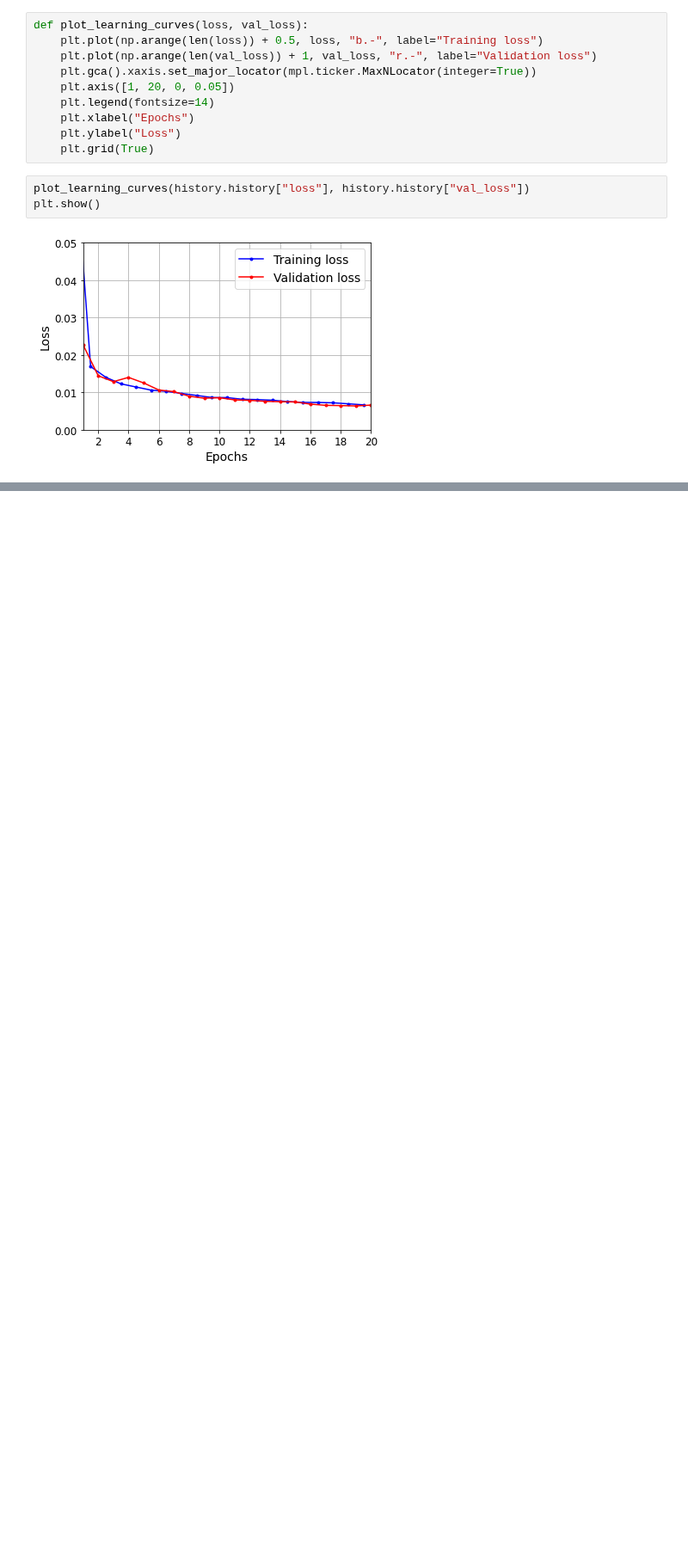
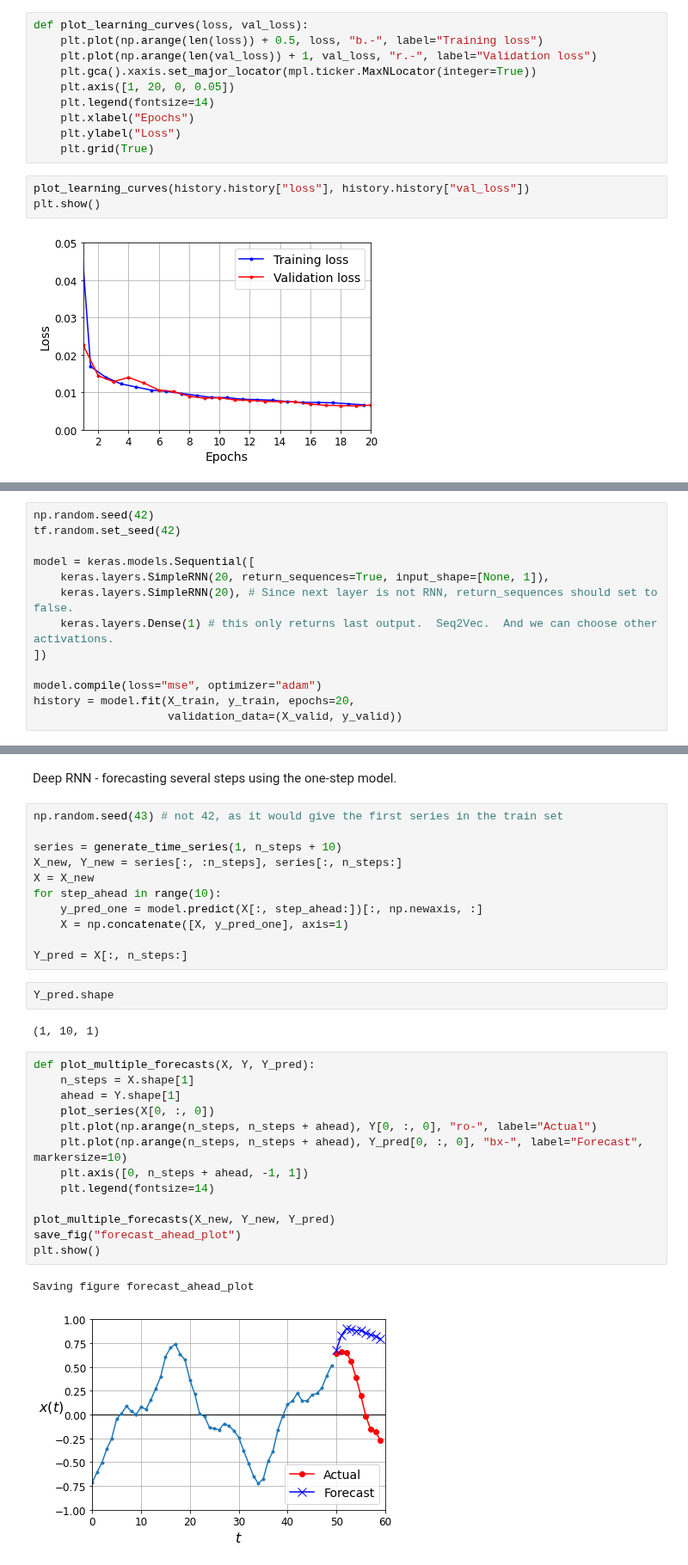
Before and after one commit to junweiluo/HandsonMLPractice, a Jupyter notebook: Chapter15Ex01_RNN.ipynb, the cells around one changed output, grey strips where cells are left out. Shown at 86% size. Cells and saved outputs as stored; diff of their text form; blank space fills up the shorter version.

```diff
--- a/Chapter15Ex01_RNN.ipynb
+++ b/Chapter15Ex01_RNN.ipynb
@@ -194,0 +249,13 @@ plt.show()
+# %%
+np.random.seed(42)
+tf.random.set_seed(42)
+
+model = keras.models.Sequential([
+    keras.layers.SimpleRNN(20, return_sequences=True, input_shape=[None, 1]),
+    keras.layers.SimpleRNN(20), # Since next layer is not RNN, return_sequences should set to false.
+    keras.layers.Dense(1) # this only returns last output.  Seq2Vec.  And we can choose other activations.
+])
+
+model.compile(loss="mse", optimizer="adam")
+history = model.fit(X_train, y_train, epochs=20,
+                    validation_data=(X_valid, y_valid))
@@ -194,0 +280,33 @@ plt.show()
+# %% [markdown]
+Deep RNN - forecasting several steps using the one-step model.
+# %%
+np.random.seed(43) # not 42, as it would give the first series in the train set
+
+series = generate_time_series(1, n_steps + 10)
+X_new, Y_new = series[:, :n_steps], series[:, n_steps:]
+X = X_new
+for step_ahead in range(10):
+    y_pred_one = model.predict(X[:, step_ahead:])[:, np.newaxis, :]
+    X = np.concatenate([X, y_pred_one], axis=1)
+
+Y_pred = X[:, n_steps:]
+# %%
+Y_pred.shape
+# %% [output]
+(1, 10, 1)
+# %%
+def plot_multiple_forecasts(X, Y, Y_pred):
+    n_steps = X.shape[1]
+    ahead = Y.shape[1]
+    plot_series(X[0, :, 0])
+    plt.plot(np.arange(n_steps, n_steps + ahead), Y[0, :, 0], "ro-", label="Actual")
+    plt.plot(np.arange(n_steps, n_steps + ahead), Y_pred[0, :, 0], "bx-", label="Forecast", markersize=10)
+    plt.axis([0, n_steps + ahead, -1, 1])
+    plt.legend(fontsize=14)
+
+plot_multiple_forecasts(X_new, Y_new, Y_pred)
+save_fig("forecast_ahead_plot")
+plt.show()
+# %% [output]
+Saving figure forecast_ahead_plot
+[figure, added]
```
Also changed, not shown: parts of 22 cells of this notebook.
